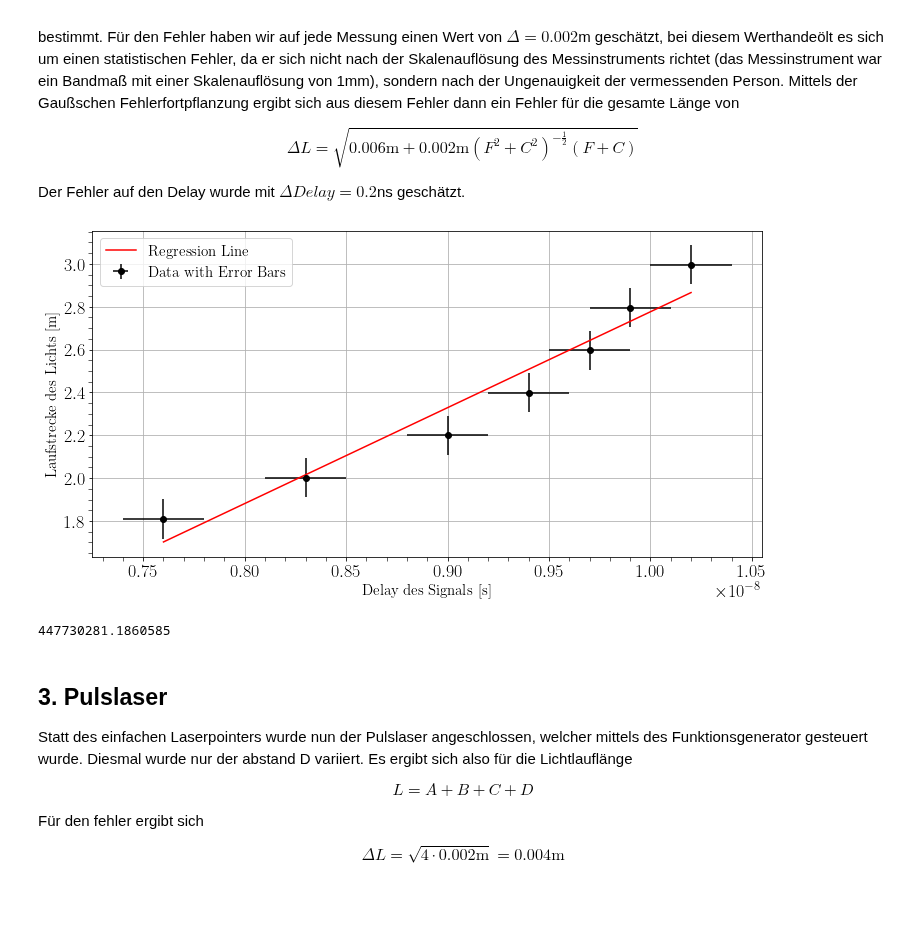
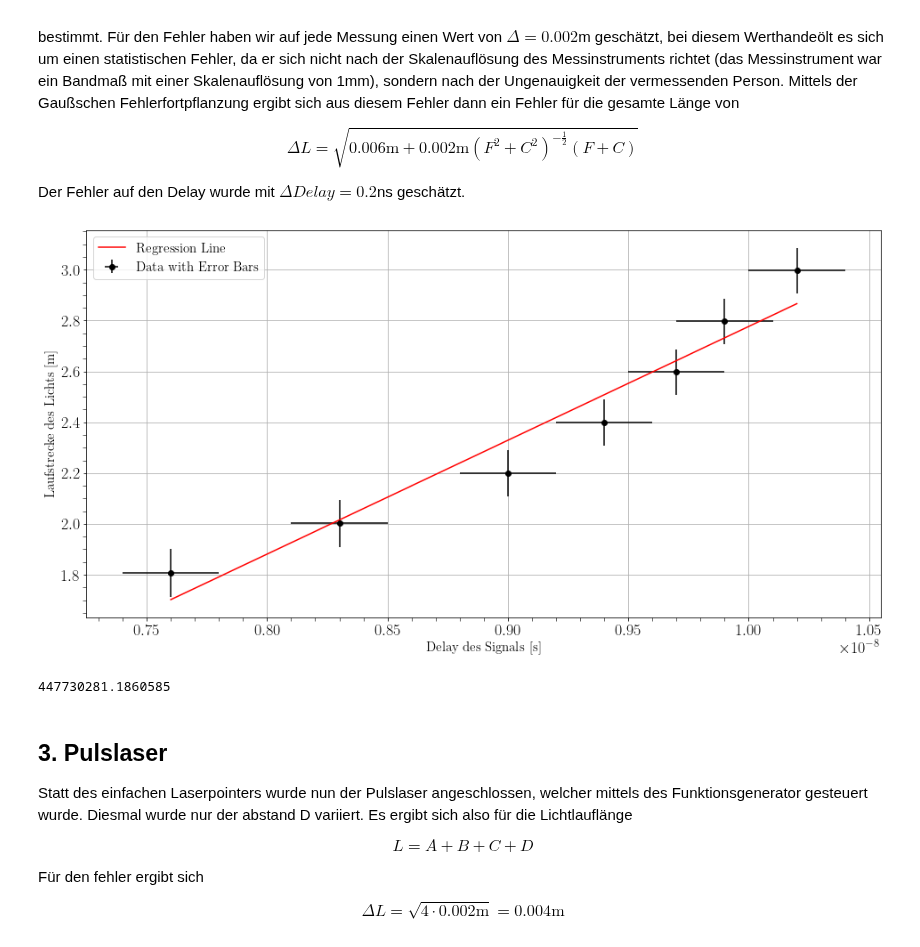
Before and after one commit to MayerPablo/FP, a Jupyter notebook: Lichtlaufzeiten/Lichtlaufzeiten.ipynb, the cells around one changed output. Cells and saved outputs as stored; diff of their text form; code cells hidden in the pictures; blank space fills up the shorter version.

```diff
--- a/Lichtlaufzeiten/Lichtlaufzeiten.ipynb
+++ b/Lichtlaufzeiten/Lichtlaufzeiten.ipynb
@@ -286,29 +356,29 @@ LichtLaufstrecke2Err = bestimmungLichtLaufstreckeErr(MessungenC)
 # %%
 # Plotten der Daten und Lineare Regression
 bTeil2 = bestA(delayAverage,LichtLaufstrecke2)
 mTeil2 = bestB(delayAverage,LichtLaufstrecke2)
 
 # Plotgröße anpassen
-plt.figure(figsize=(12, 6))
+plt.figure(figsize=(16, 8))
 
 # Zeichnen der Datenpunkte in schwarz
 plt.errorbar(delayAverage, LichtLaufstrecke2, yerr=LichtLaufstrecke2Err,
              xerr=delayErr, fmt='o', label='Data with Error Bars', color='black')
 
 # Zeichnen der linearen Ausgleichsgerade in rot
 plt.plot(delayAverage, mTeil2 * delayAverage + bTeil2, color='red', label='Regression Line')
 
 # Achsenbeschriftungen
 plt.xlabel(r'Delay des Signals [s]')
 plt.ylabel(r'Laufstrecke des Lichts [m]')
 
 plt.legend()
 plt.show()
 
 # Ausgabe der Steigung bzw. der Lichtgeschwindigkeit
 print(mTeil2)
 # %% [output]
-[figure, old version]
+[figure, new version]
 447730281.1860585
 # %% [markdown]
 ## 3. Pulslaser
```
Also changed, not shown: parts of 6 cells of this notebook.
